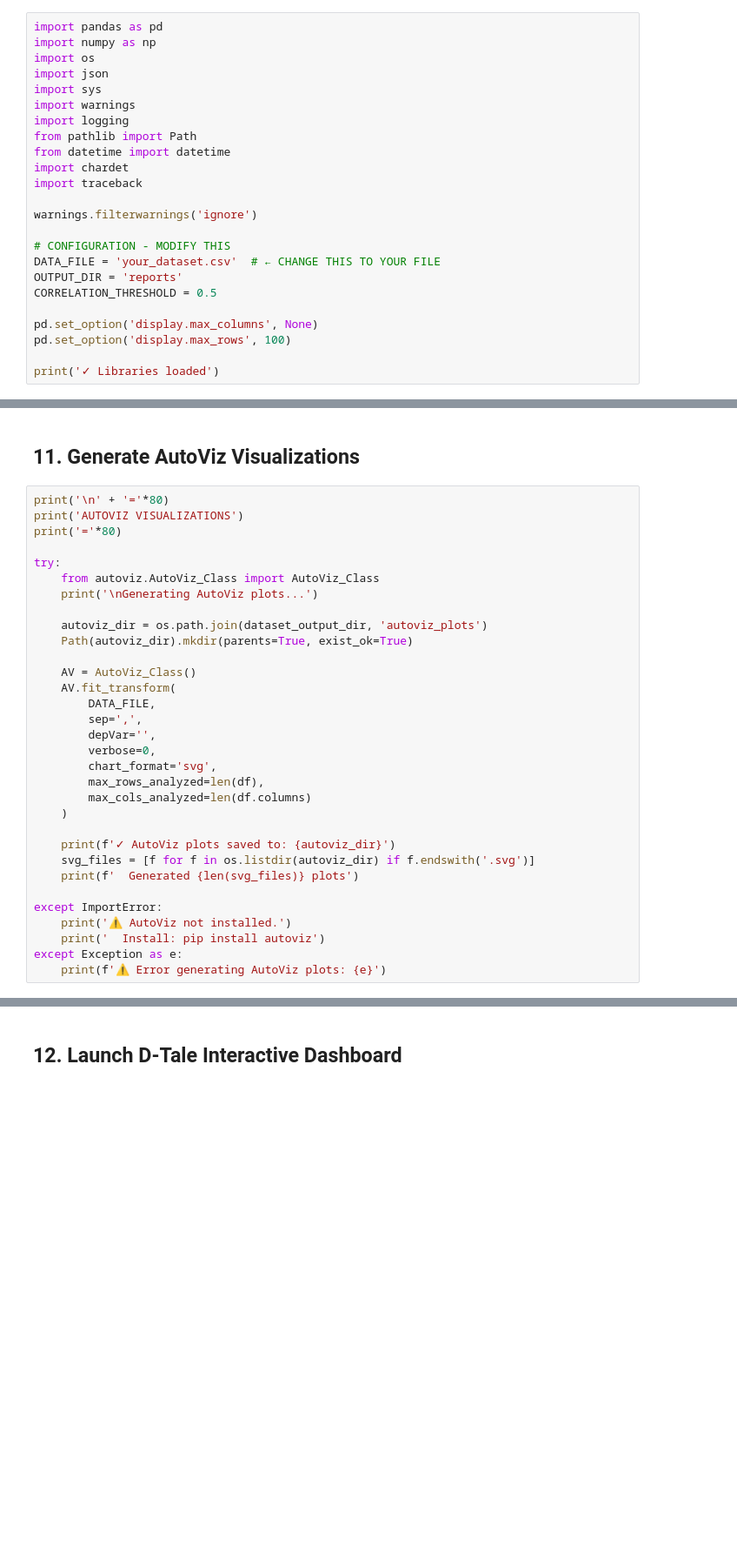
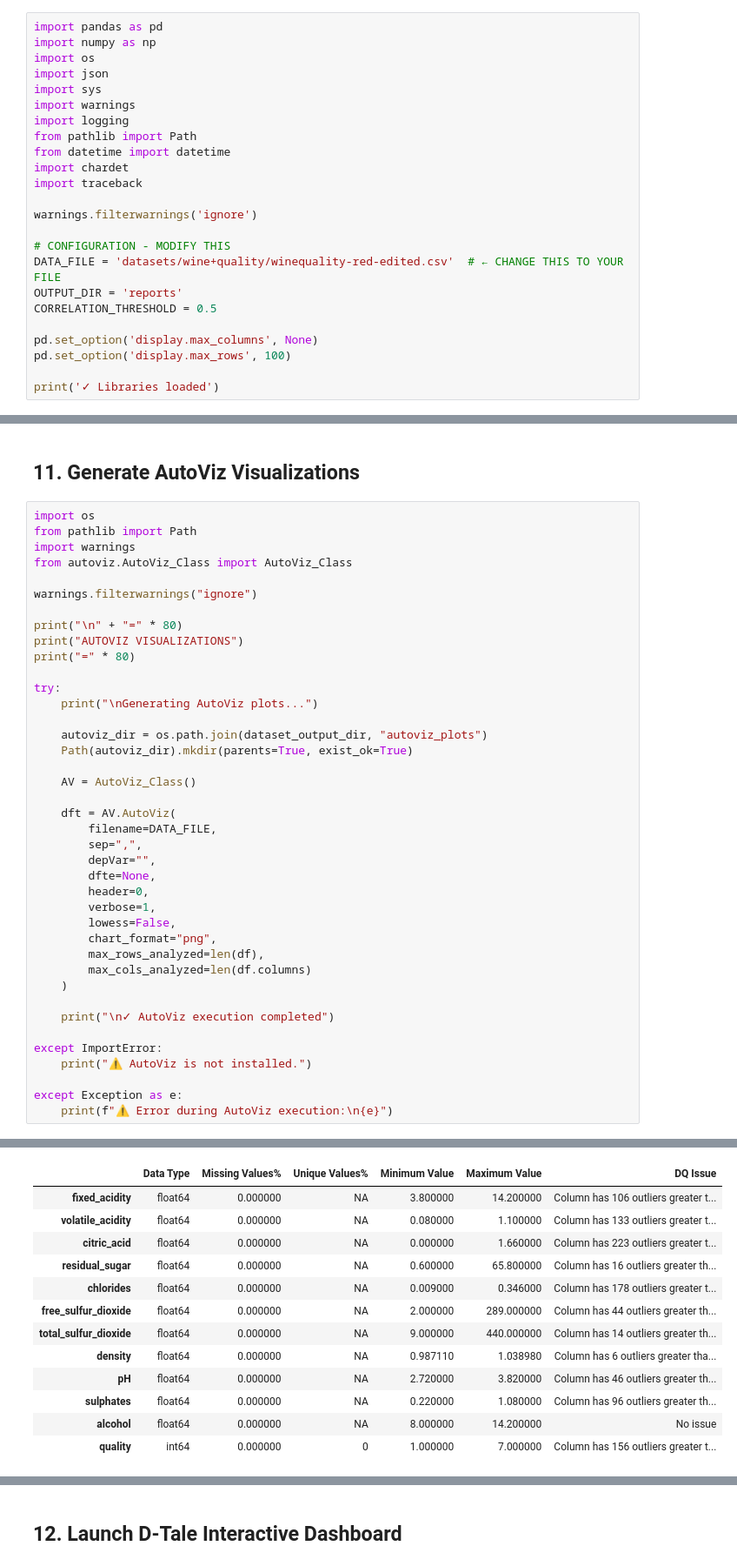
Before and after one commit to Abubakar-idrees-01/Summer_Grow, a Jupyter notebook: Exploratory_Data_Analysis/comprehensive_eda_notebook.ipynb, the cells around one changed output, grey strips where cells are left out. Shown at 87% size. Saved outputs shown, nothing was run; the diff lists cells and outputs as text; blank space fills up the shorter version.

```diff
--- a/Exploratory_Data_Analysis/comprehensive_eda_notebook.ipynb
+++ b/Exploratory_Data_Analysis/comprehensive_eda_notebook.ipynb
@@ -29,7 +29,7 @@ import traceback
 warnings.filterwarnings('ignore')
 
 # CONFIGURATION - MODIFY THIS
-DATA_FILE = 'your_dataset.csv'  # ← CHANGE THIS TO YOUR FILE
+DATA_FILE = 'datasets/wine+quality/winequality-red-edited.csv'  # ← CHANGE THIS TO YOUR FILE
 OUTPUT_DIR = 'reports'
 CORRELATION_THRESHOLD = 0.5
 
@@ -250,34 +517,43 @@ except Exception as e:
 # %% [markdown]
 ## 11. Generate AutoViz Visualizations
 # %%
-print('\n' + '='*80)
-print('AUTOVIZ VISUALIZATIONS')
-print('='*80)
+import os
+from pathlib import Path
+import warnings
+from autoviz.AutoViz_Class import AutoViz_Class
+
+warnings.filterwarnings("ignore")
+
+print("\n" + "=" * 80)
+print("AUTOVIZ VISUALIZATIONS")
+print("=" * 80)
 
 try:
-    from autoviz.AutoViz_Class import AutoViz_Class
-    print('\nGenerating AutoViz plots...')
+    print("\nGenerating AutoViz plots...")
 
-    autoviz_dir = os.path.join(dataset_output_dir, 'autoviz_plots')
+    autoviz_dir = os.path.join(dataset_output_dir, "autoviz_plots")
     Path(autoviz_dir).mkdir(parents=True, exist_ok=True)
 
     AV = AutoViz_Class()
-    AV.fit_transform(
-        DATA_FILE,
-        sep=',',
-        depVar='',
-        verbose=0,
-        chart_format='svg',
+
+    dft = AV.AutoViz(
+        filename=DATA_FILE,
+        sep=",",
+        depVar="",
+        dfte=None,
+        header=0,
+        verbose=1,
+        lowess=False,
+        chart_format="png",
         max_rows_analyzed=len(df),
         max_cols_analyzed=len(df.columns)
     )
 
-    print(f'✓ AutoViz plots saved to: {autoviz_dir}')
-    svg_files = [f for f in os.listdir(autoviz_dir) if f.endswith('.svg')]
-    print(f'  Generated {len(svg_files)} plots')
+    print("\n✓ AutoViz execution completed")
 
 except ImportError:
-    print('⚠ AutoViz not installed.')
-    print('  Install: pip install autoviz')
+    print("⚠ AutoViz is not installed.")
+
 except Exception as e:
-    print(f'⚠ Error generating AutoViz plots: {e}')
+    print(f"⚠ Error during AutoViz execution:\n{e}")
+# %% [output]
@@ -283,0 +577,13 @@ except Exception as e:
+|  | Data Type | Missing Values% | Unique Values% | Minimum Value | Maximum Value | DQ Issue |
+| fixed_acidity | float64 | 0.000000 | NA | 3.800000 | 14.200000 | Column has 106 outliers greater t... |
+| volatile_acidity | float64 | 0.000000 | NA | 0.080000 | 1.100000 | Column has 133 outliers greater t... |
+| citric_acid | float64 | 0.000000 | NA | 0.000000 | 1.660000 | Column has 223 outliers greater t... |
+| residual_sugar | float64 | 0.000000 | NA | 0.600000 | 65.800000 | Column has 16 outliers greater th... |
+| chlorides | float64 | 0.000000 | NA | 0.009000 | 0.346000 | Column has 178 outliers greater t... |
+| free_sulfur_dioxide | float64 | 0.000000 | NA | 2.000000 | 289.000000 | Column has 44 outliers greater th... |
+| total_sulfur_dioxide | float64 | 0.000000 | NA | 9.000000 | 440.000000 | Column has 14 outliers greater th... |
+| density | float64 | 0.000000 | NA | 0.987110 | 1.038980 | Column has 6 outliers greater tha... |
+| pH | float64 | 0.000000 | NA | 2.720000 | 3.820000 | Column has 46 outliers greater th... |
+| sulphates | float64 | 0.000000 | NA | 0.220000 | 1.080000 | Column has 96 outliers greater th... |
+| alcohol | float64 | 0.000000 | NA | 8.000000 | 14.200000 | No issue |
+| quality | int64 | 0.000000 | 0 | 1.000000 | 7.000000 | Column has 156 outliers greater t... |
```
Also changed, not shown: parts of 16 cells of this notebook, 25 other files.
